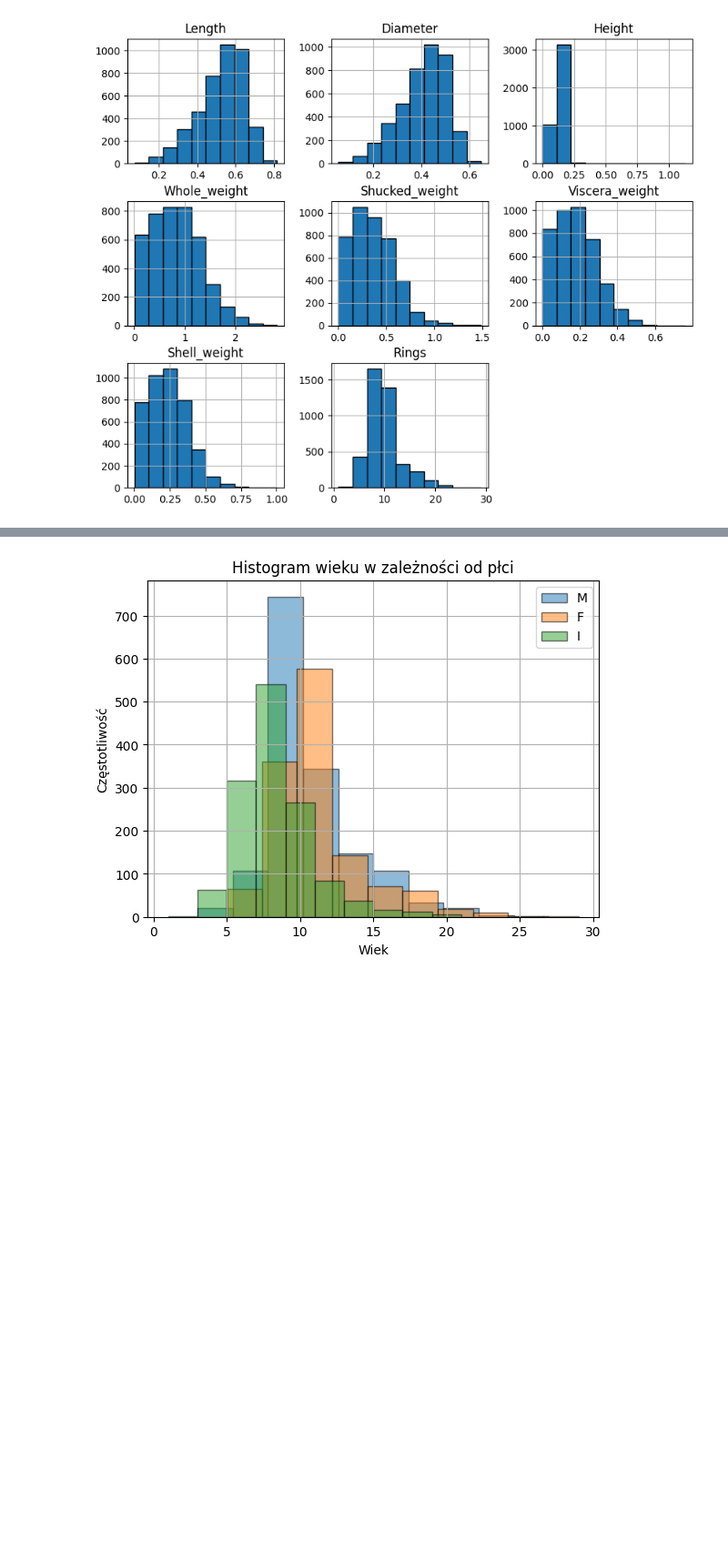
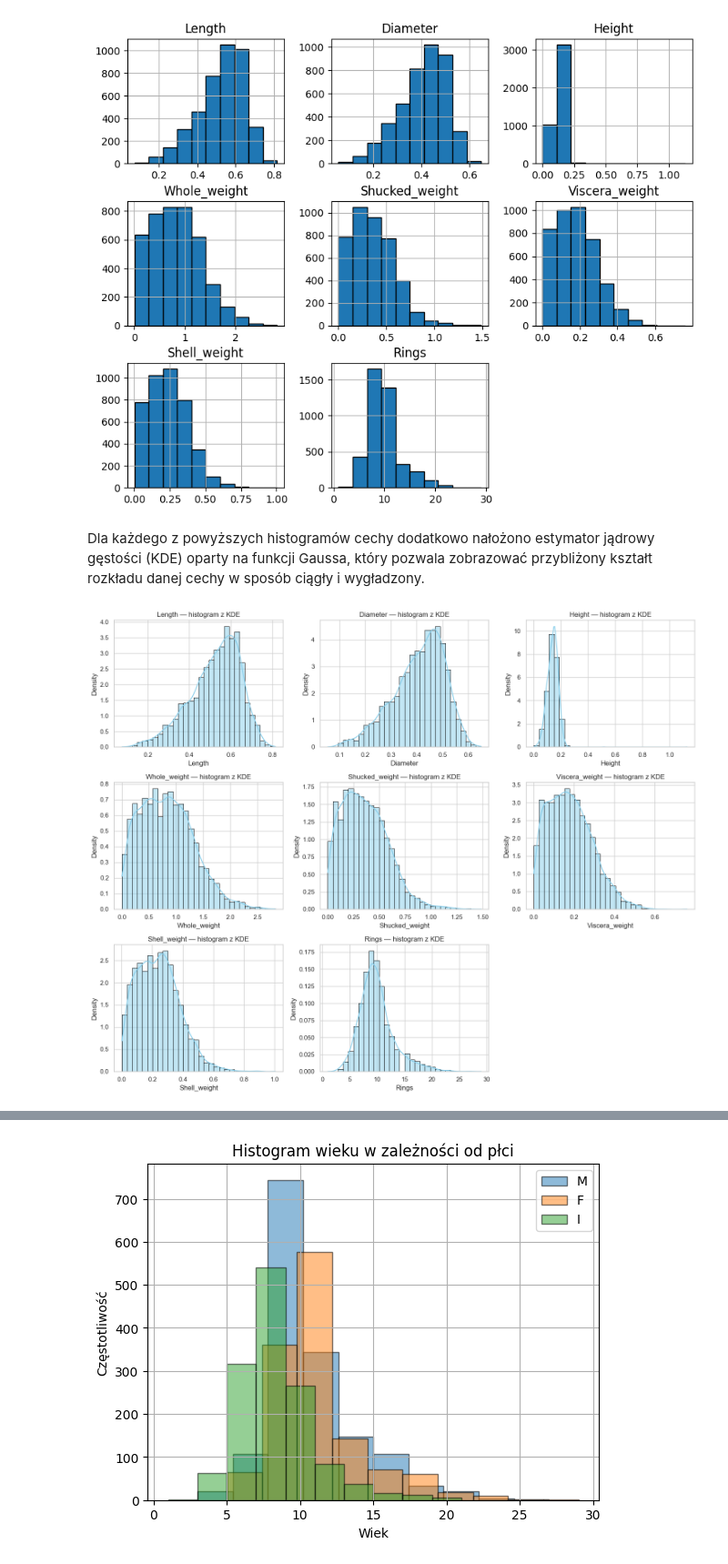
Before and after one commit to czajkowski-szymon/sip, a Jupyter notebook: test.ipynb, the cells around one changed output, grey strips where cells are left out. Shown at 91% size. Saved outputs shown, nothing was run; the diff lists cells and outputs as text; code cells hidden in the pictures; blank space fills up the shorter version.

```diff
--- a/test.ipynb
+++ b/test.ipynb
@@ -83,3 +86,29 @@ array([[<Axes: title={'center': 'Length'}>,
        [<Axes: title={'center': 'Shell_weight'}>,
         <Axes: title={'center': 'Rings'}>, <Axes: >]], dtype=object)
 [figure]
+# %% [markdown]
+Dla każdego z powyższych histogramów cechy dodatkowo nałożono estymator jądrowy gęstości (KDE) oparty na funkcji Gaussa, który pozwala zobrazować przybliżony kształt rozkładu danej cechy w sposób ciągły i wygładzony.
+# %%
+column_names = ['Sex', 'Length', 'Diameter', 'Height', 'Whole_weight',
+                'Shucked_weight', 'Viscera_weight', 'Shell_weight', 'Rings']
+
+numeric_columns = ["Length", "Diameter", "Height", "Whole_weight",
+                   "Shucked_weight", "Viscera_weight", "Shell_weight", "Rings"]
+
+sns.set(style="whitegrid")
+
+fig, axes = plt.subplots(3, 3, figsize=(15, 12))
+axes = axes.flatten()
+
+for i, col in enumerate(numeric_columns):
+    sns.histplot(data=df, x=col, kde=True, stat="density", bins=30, ax=axes[i], edgecolor="black", color="skyblue", kde_kws={"bw_adjust": 1})
+    axes[i].set_title(f'{col} — histogram z KDE')
+
+if len(numeric_columns) < len(axes):
+    for j in range(len(numeric_columns), len(axes)):
+        fig.delaxes(axes[j])
+
+plt.tight_layout()
+plt.show()
+# %% [output]
+[figure, added]
```
Also changed, not shown: parts of 11 cells of this notebook.
